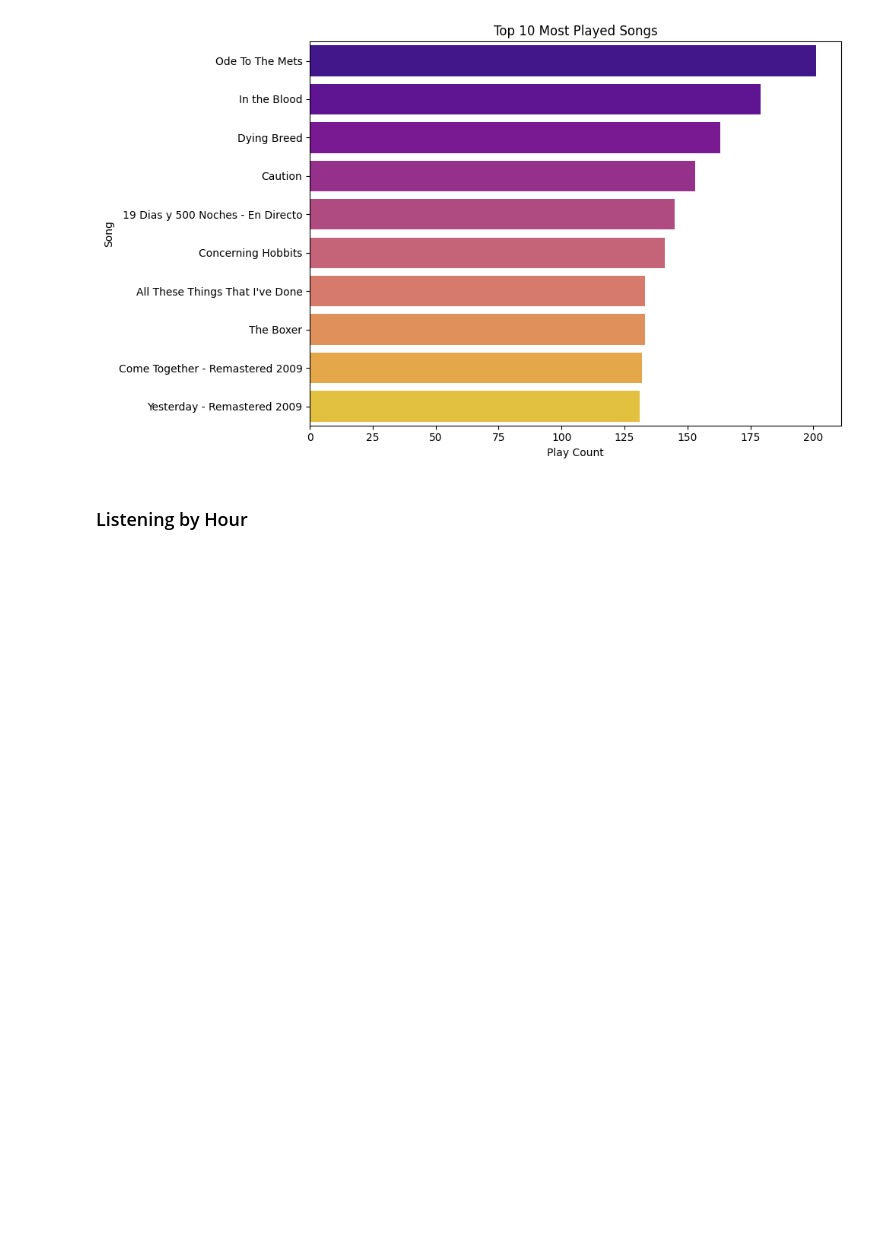
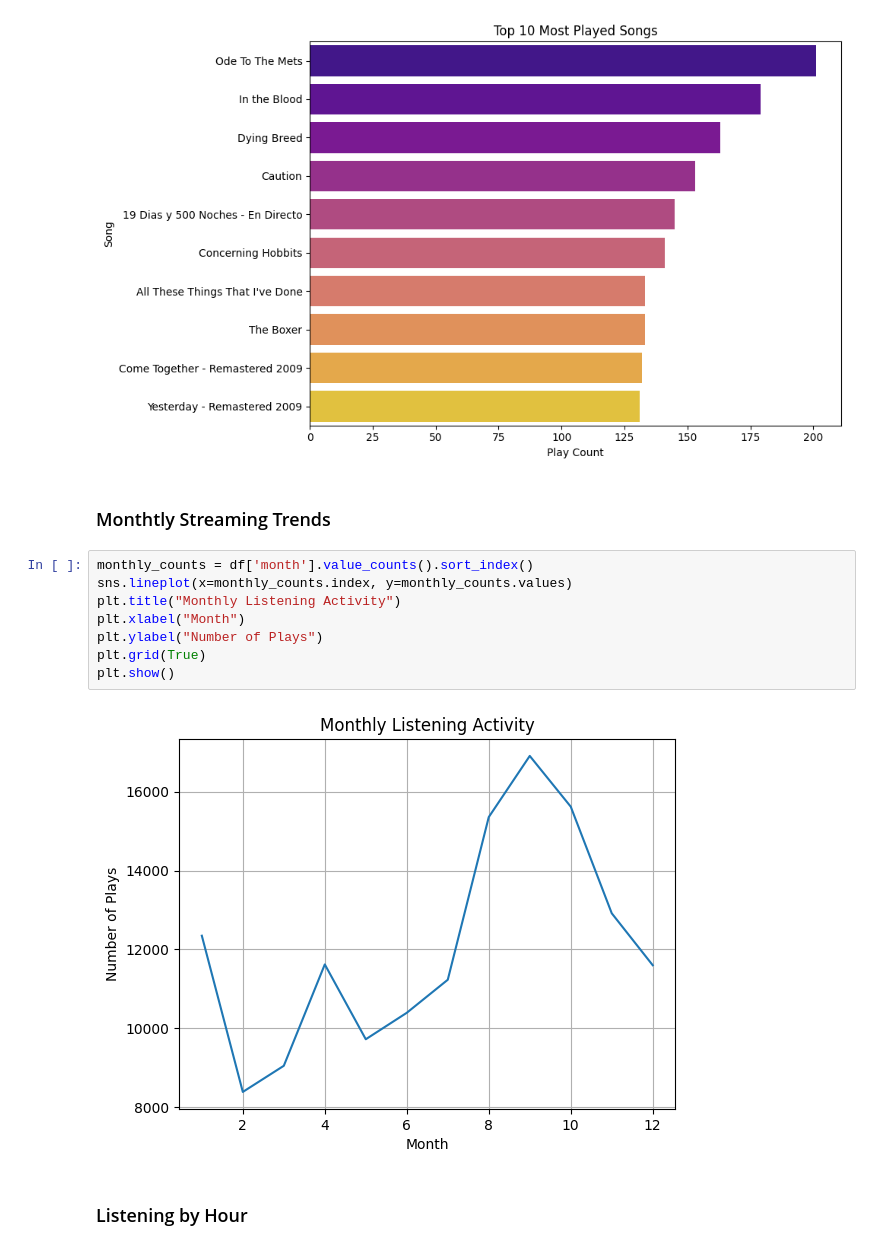
Before and after one commit to Sujoy-004/spotify-global-analysis, a Jupyter notebook: spotify.ipynb, the cells around one changed output. Cells and saved outputs as stored; diff of their text form; blank space fills up the shorter version.

```diff
--- a/spotify.ipynb
+++ b/spotify.ipynb
@@ -272,6 +308,18 @@ plt.tight_layout()
 plt.show()
 # %% [output]
 [figure]
+# %% [markdown]
+### Monthtly Streaming Trends
+# %%
+monthly_counts = df['month'].value_counts().sort_index()
+sns.lineplot(x=monthly_counts.index, y=monthly_counts.values)
+plt.title("Monthly Listening Activity")
+plt.xlabel("Month")
+plt.ylabel("Number of Plays")
+plt.grid(True)
+plt.show()
+# %% [output]
+[figure, added]
 # %% [markdown]
 ### Listening by Hour
 # %%
```
Also changed, not shown: parts of 24 cells of this notebook.
